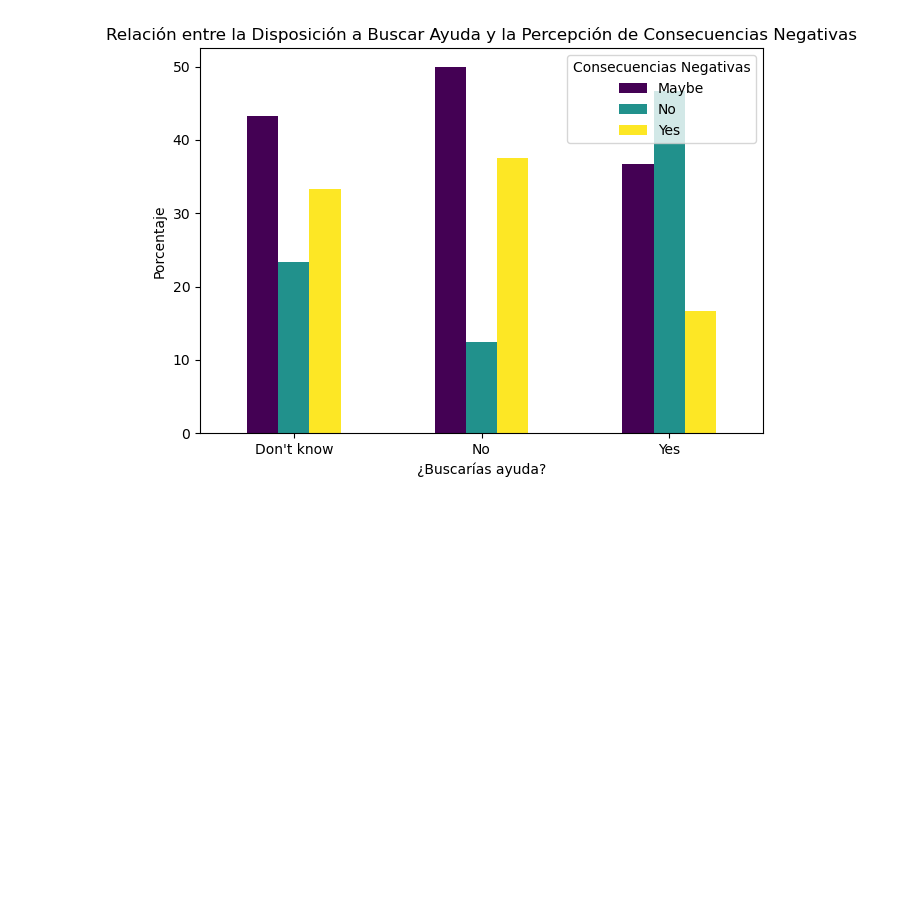
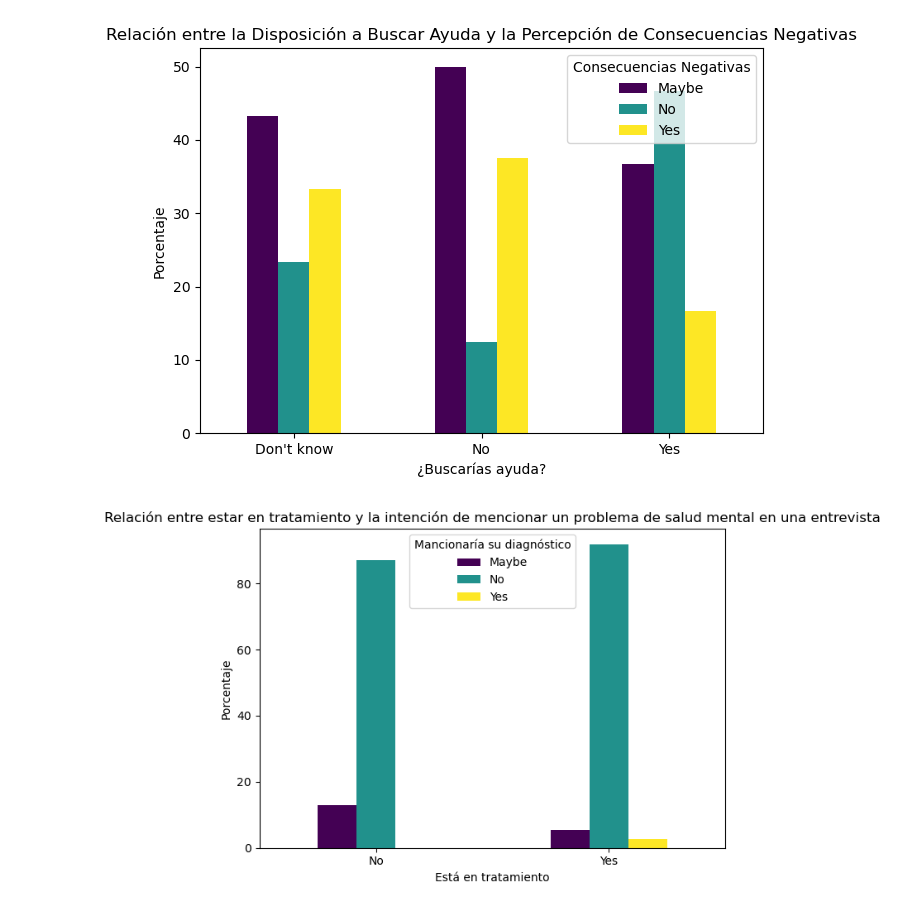
Before and after one commit to dianapgomez/mentalhealth_tableau, a Jupyter notebook: notebooks/data_set.ipynb, the cells around one changed output. Saved outputs shown, nothing was run; the diff lists cells and outputs as text; code cells hidden in the pictures; blank space fills up the shorter version.

```diff
--- a/notebooks/data_set.ipynb
+++ b/notebooks/data_set.ipynb
@@ -842,3 +842,18 @@ plt.tight_layout()
 plt.show();
 # %% [output]
 [figure]
+# %%
+# Crear tabla cruzada
+cross_tab = pd.crosstab(df_mh_ca_emp['treatment'], df_mh_ca_emp['mental_health_interview'], normalize='index') * 100
+
+# Crear gráfico de barras agrupadas
+cross_tab.plot(kind='bar', stacked=False, colormap='viridis')
+plt.title('Relación entre estar en tratamiento y la intención de mencionar un problema de salud mental en una entrevista')
+plt.xlabel('Está en tratamiento')
+plt.ylabel('Porcentaje')
+plt.xticks(rotation=0)
+plt.legend(title='Mancionaría su diagnóstico')
+plt.tight_layout()
+plt.show();
+# %% [output]
+[figure, added]
```
Also changed, not shown: parts of 4 cells of this notebook.
